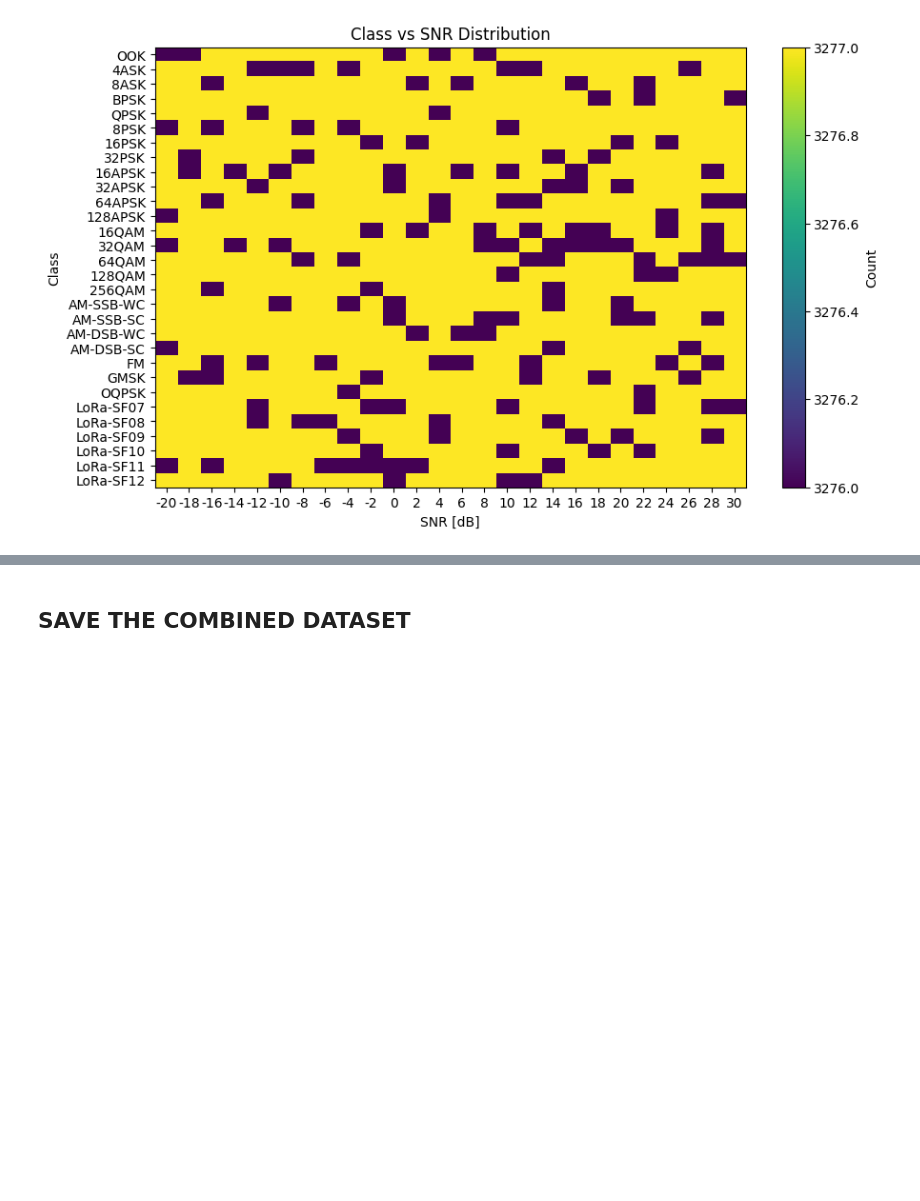
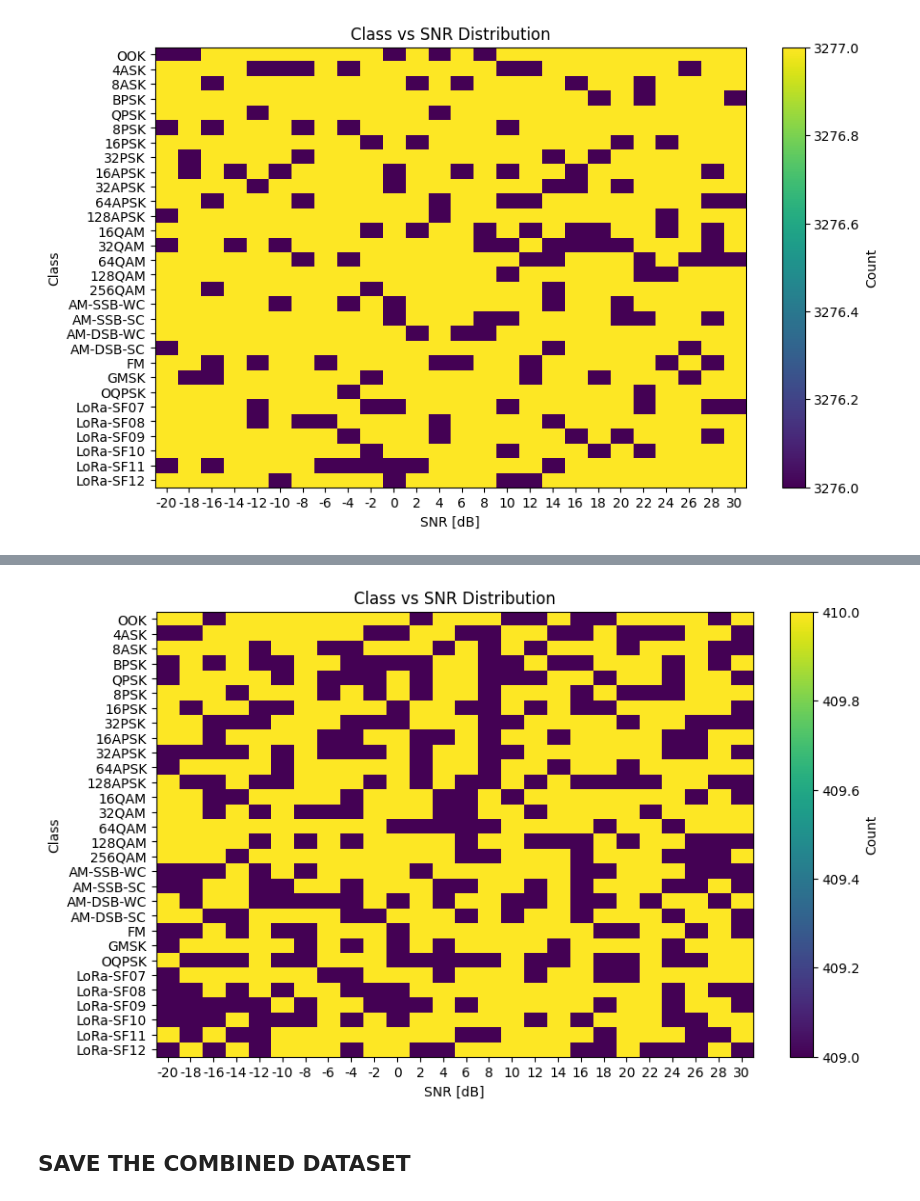
Before and after one commit to asheredia/bigdata_project, a Jupyter notebook: Normalization_and_Splitting.ipynb, the cells around one changed output, grey strips where cells are left out. Saved outputs shown, nothing was run; the diff lists cells and outputs as text; code cells hidden in the pictures; blank space fills up the shorter version.

```diff
--- a/Normalization_and_Splitting.ipynb
+++ b/Normalization_and_Splitting.ipynb
@@ -174,3 +178,7 @@ plot_class_snr_heatmap(Y=Y_train, Z=Z_train, class_names=classes)
+# %%
+plot_class_snr_heatmap(Y=Y_test, Z=Z_test, class_names=classes)
+# %% [output]
+[figure, added]
 # %% [markdown]
 ## SAVE THE COMBINED DATASET
 # %%
```
Also changed, not shown: parts of 1 cell of this notebook.
